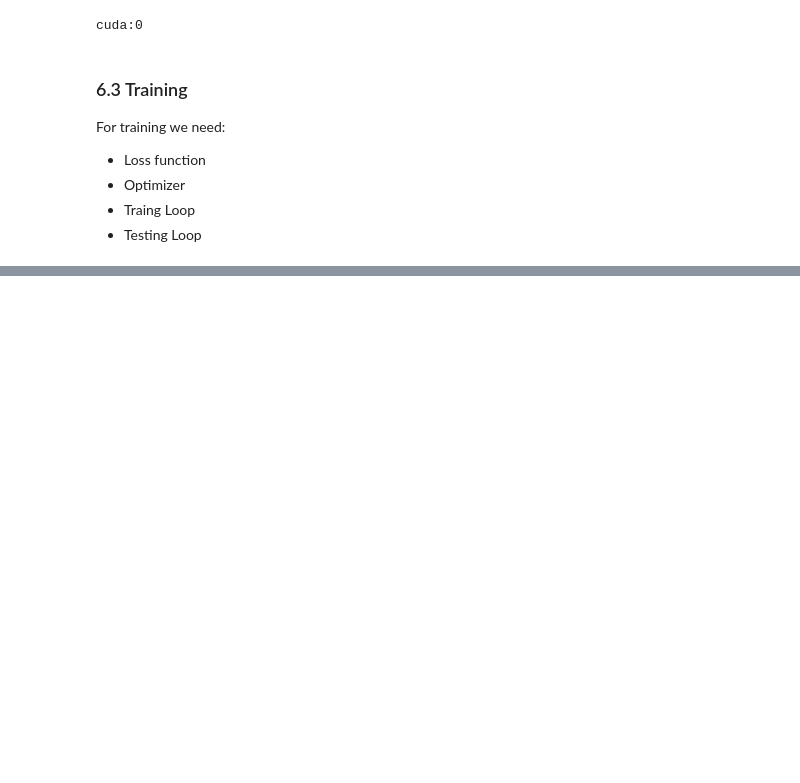
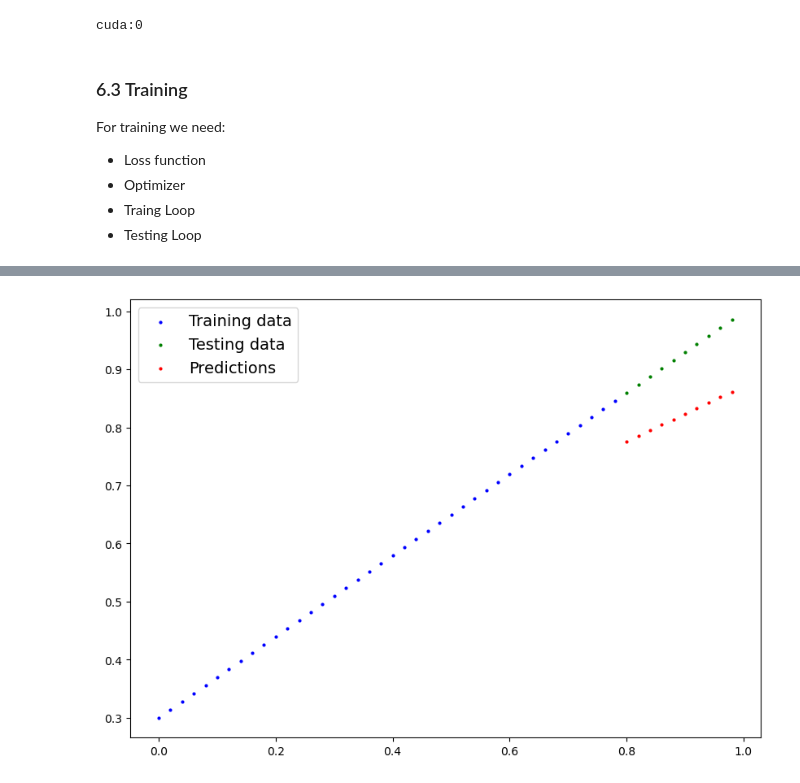
Before and after one commit to Rumit95/Pytorch-for-DL, a Jupyter notebook: pytorch-01-workflow.ipynb, the cells around one changed output, grey strips where cells are left out. Drawn from its saved outputs; the diff is of its cells as text; code cells hidden in the pictures; blank space fills up the shorter version.

```diff
--- a/pytorch-01-workflow.ipynb
+++ b/pytorch-01-workflow.ipynb
@@ -527,10 +527,18 @@ class LinearRegressionModelV2(nn.Module):
     def __init__(self):
         super().__init__()
         # Use nn.Linear() for creating model parameters / also called linear transform, probing layer, fully connected layer, dense layer.
-        self.linear_layer = nn.Linear(in_features=1,
-                                     out_features=1)
-    def forward(self,x:torch.Tensor) -> torch.Tensor:
-        return self.linear_layer(x)
+        self.linear_layer1 = nn.Linear(in_features=1,
+                                    out_features=2)
+        self.linear_layer2 = nn.Linear(in_features=2,
+                                    out_features=1)
+        '''self.linear_layer = nn.Linear(in_features=1,
+                                    out_features=1)'''
+
+    def forward(self, x: torch.Tensor) -> torch.Tensor:
+        x = self.linear_layer1(x)
+        x = self.linear_layer2(x)
+        return x
+        #return  self.linear_layer(x)
 
 # set manual seed
 torch.manual_seed(42)
@@ -577,7 +591,7 @@ optimizer = torch.optim.SGD(params=model_1.parameters(),
 # Training Loop
 torch.manual_seed(42)
 
-epochs = 200
+epochs = 100
 
 # Put data on traget Device (device agnostic code for data)
 X_train = X_train.to(device)
@@ -636,0 +652,7 @@ Epoch: 190 | Loss: 0.0012645035749301314 | Test Loss: 0.013801801018416882
+# %%
+with torch.inference_mode():
+    y_pred_new = model_1(X_test)
+# %%
+plot_predictions(predictions=y_pred_new.to('cpu'))
+# %% [output]
+[figure, added]
```
Also changed, not shown: parts of 5 cells of this notebook.
